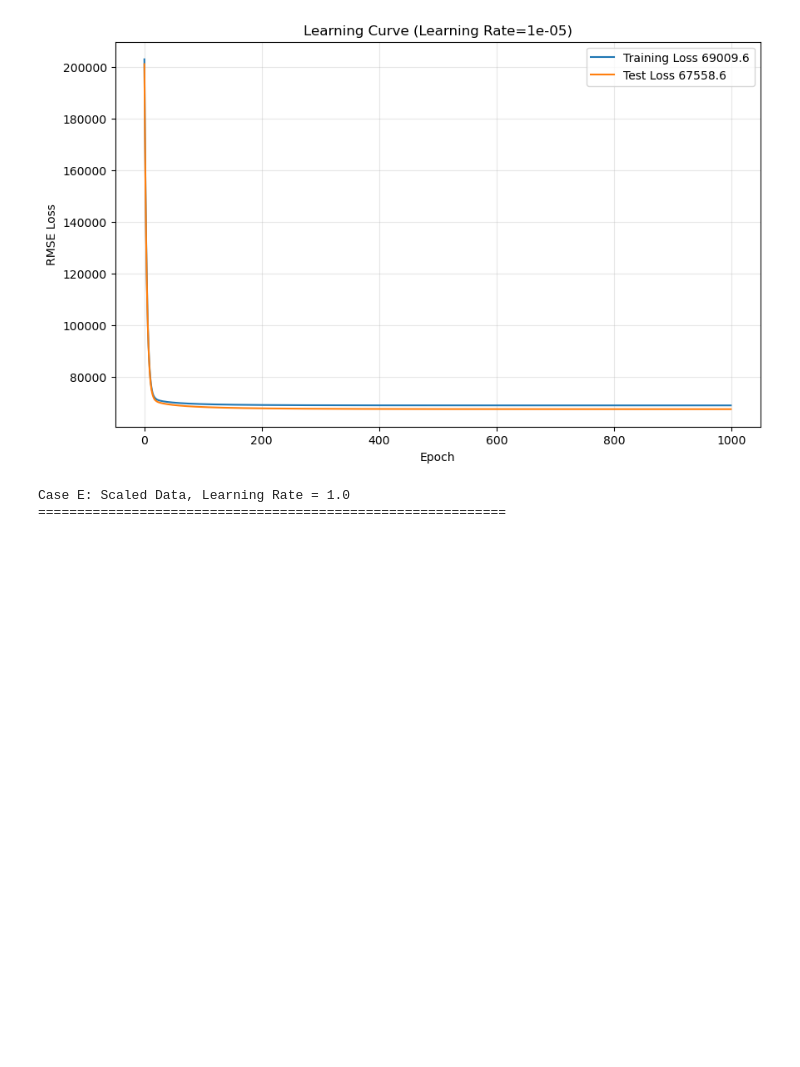
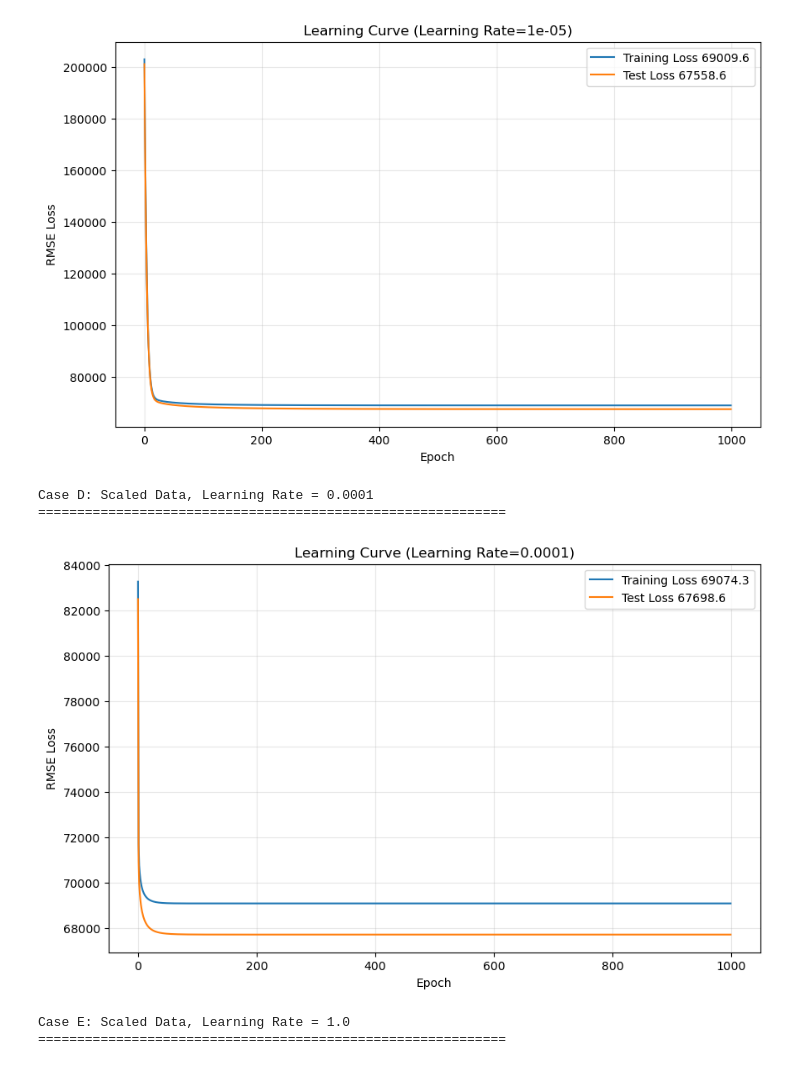
Before and after one commit to LittleVigney/COMPX310, a Jupyter notebook: Lab/Lab6/Lab6.ipynb, the cells around one changed output. Saved outputs shown, nothing was run; the diff lists cells and outputs as text; code cells hidden in the pictures; blank space fills up the shorter version.

```diff
--- a/Lab/Lab6/Lab6.ipynb
+++ b/Lab/Lab6/Lab6.ipynb
@@ -567,6 +570,17 @@ run_training_curve(X_training_scaled, X_test_scaled, y_training, y_test, 0.00001
 Case C: Scaled Data, Learning Rate = 0.00000001
 ============================================================
 [figure]
+# %%
+# Case D - Scaled, lr = 0.0001
+
+print("Case D: Scaled Data, Learning Rate = 0.0001")
+print("="*60)
+
+run_training_curve(X_training_scaled, X_test_scaled, y_training, y_test, 0.0001)
+# %% [output]
+Case D: Scaled Data, Learning Rate = 0.0001
+============================================================
+[figure, added]
 # %%
 # Case E - Scaled data, learning_rate = 1
 
```
Also changed, not shown: parts of 22 cells of this notebook, 2 other files.
